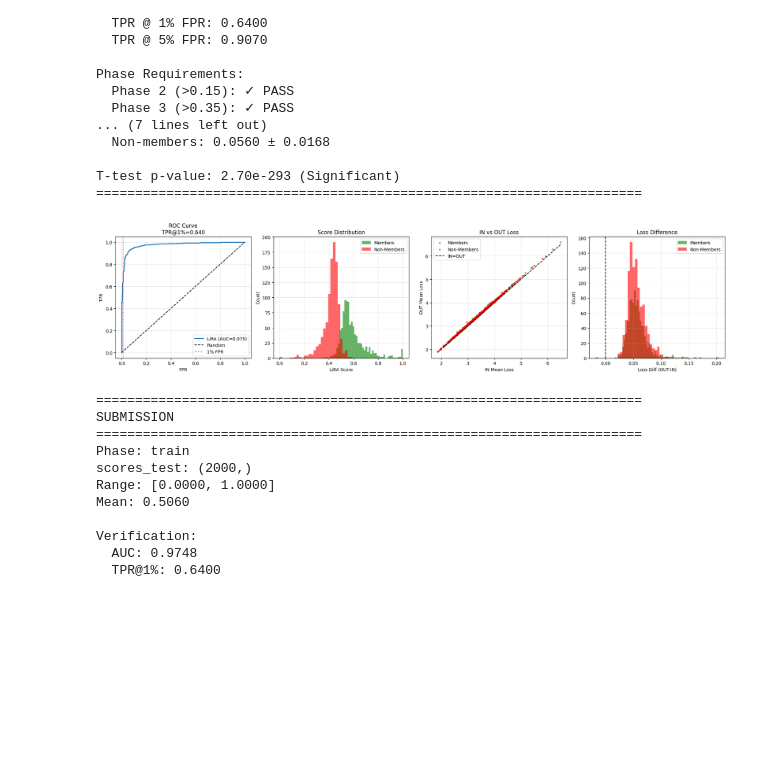
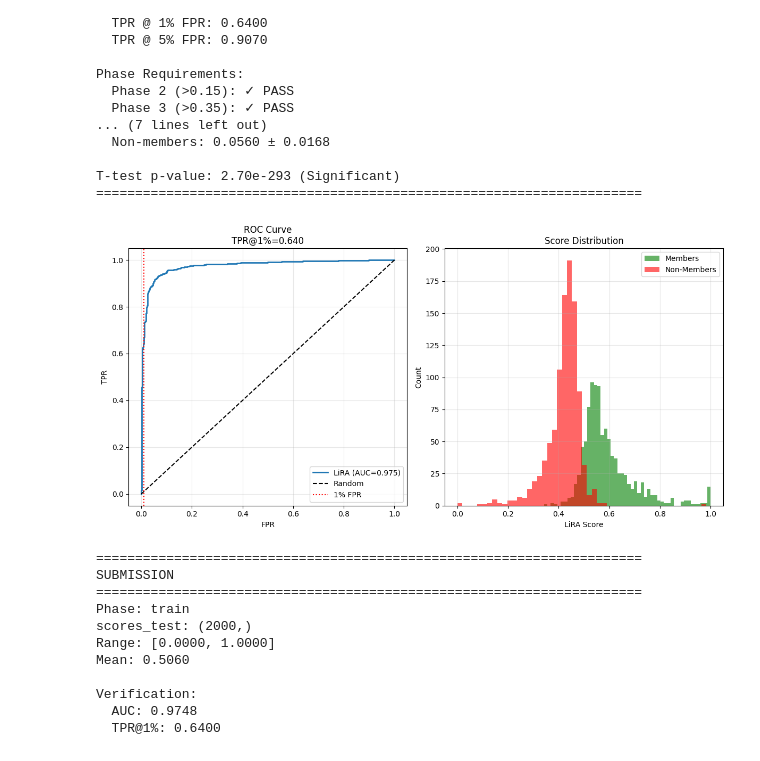
Before and after one commit to baktistr/ZScore_MIA, a Jupyter notebook: MIA_LiRA.ipynb, the cells around one changed output. Drawn from its saved outputs; the diff is of its cells as text; code cells hidden in the pictures; blank space fills up the shorter version.

Commit message:
update chart / results

```diff
--- a/MIA_LiRA.ipynb
+++ b/MIA_LiRA.ipynb
@@ -576,66 +576,40 @@ T-test p-value: 2.70e-293 (Significant)
 # Cell 11: Visualize
 
 if has_labels:
-    fig, axes = plt.subplots(1, 4, figsize=(20, 5))
+    fig, axes = plt.subplots(1, 2, figsize=(12, 6))  # Changed to 2 subplots
 
     # ROC Curve
     axes[0].plot(fpr, tpr, label=f'LiRA (AUC={auc:.3f})', linewidth=2)
     axes[0].plot([0, 1], [0, 1], 'k--', label='Random')
     axes[0].axvline(0.01, color='r', linestyle=':', label='1% FPR')
     axes[0].set_xlabel('FPR')
     axes[0].set_ylabel('TPR')
     axes[0].set_title(f'ROC Curve\nTPR@1%={tpr_at_1fpr:.3f}')
     axes[0].legend()
     axes[0].grid(True, alpha=0.3)
 
     # Score Distribution
     axes[1].hist(lira_scores_normalized[test_labels==1], bins=50, alpha=0.6,
                  label='Members', color='green')
     axes[1].hist(lira_scores_normalized[test_labels==0], bins=50, alpha=0.6,
                  label='Non-Members', color='red')
     axes[1].set_xlabel('LiRA Score')
     axes[1].set_ylabel('Count')
     axes[1].set_title('Score Distribution')
     axes[1].legend()
     axes[1].grid(True, alpha=0.3)
 
-    # IN vs OUT Loss
-    axes[2].scatter(in_means[test_labels==1], out_means[test_labels==1],
-                    alpha=0.5, s=10, c='green', label='Members')
-    axes[2].scatter(in_means[test_labels==0], out_means[test_labels==0],
-                    alpha=0.5, s=10, c='red', label='Non-Members')
-    axes[2].plot([in_means.min(), in_means.max()],
-                 [in_means.min(), in_means.max()], 'k--', label='IN=OUT')
-    axes[2].set_xlabel('IN Mean Loss')
-    axes[2].set_ylabel('OUT Mean Loss')
-    axes[2].set_title('IN vs OUT Loss')
-    axes[2].legend()
-    axes[2].grid(True, alpha=0.3)
-
-    # Loss Difference
-    loss_diff = out_means - in_means
-    axes[3].hist(loss_diff[test_labels==1], bins=50, alpha=0.6,
-                 label='Members', color='green')
-    axes[3].hist(loss_diff[test_labels==0], bins=50, alpha=0.6,
-                 label='Non-Members', color='red')
-    axes[3].axvline(0, color='k', linestyle='--')
-    axes[3].set_xlabel('Loss Diff (OUT-IN)')
-    axes[3].set_ylabel('Count')
-    axes[3].set_title('Loss Difference')
-    axes[3].legend()
-    axes[3].grid(True, alpha=0.3)
-
     plt.tight_layout()
     plt.show()
 else:
     plt.hist(lira_scores_normalized, bins=50, alpha=0.7)
     plt.xlabel('LiRA Score')
     plt.ylabel('Count')
     plt.title('Score Distribution')
     plt.grid(True, alpha=0.3)
     plt.show()
 # %% [output]
-[figure, old version]
+[figure, new version]
 # %%
 # Cell 12: Submission
 
```
Also changed, not shown: 3 other files.
